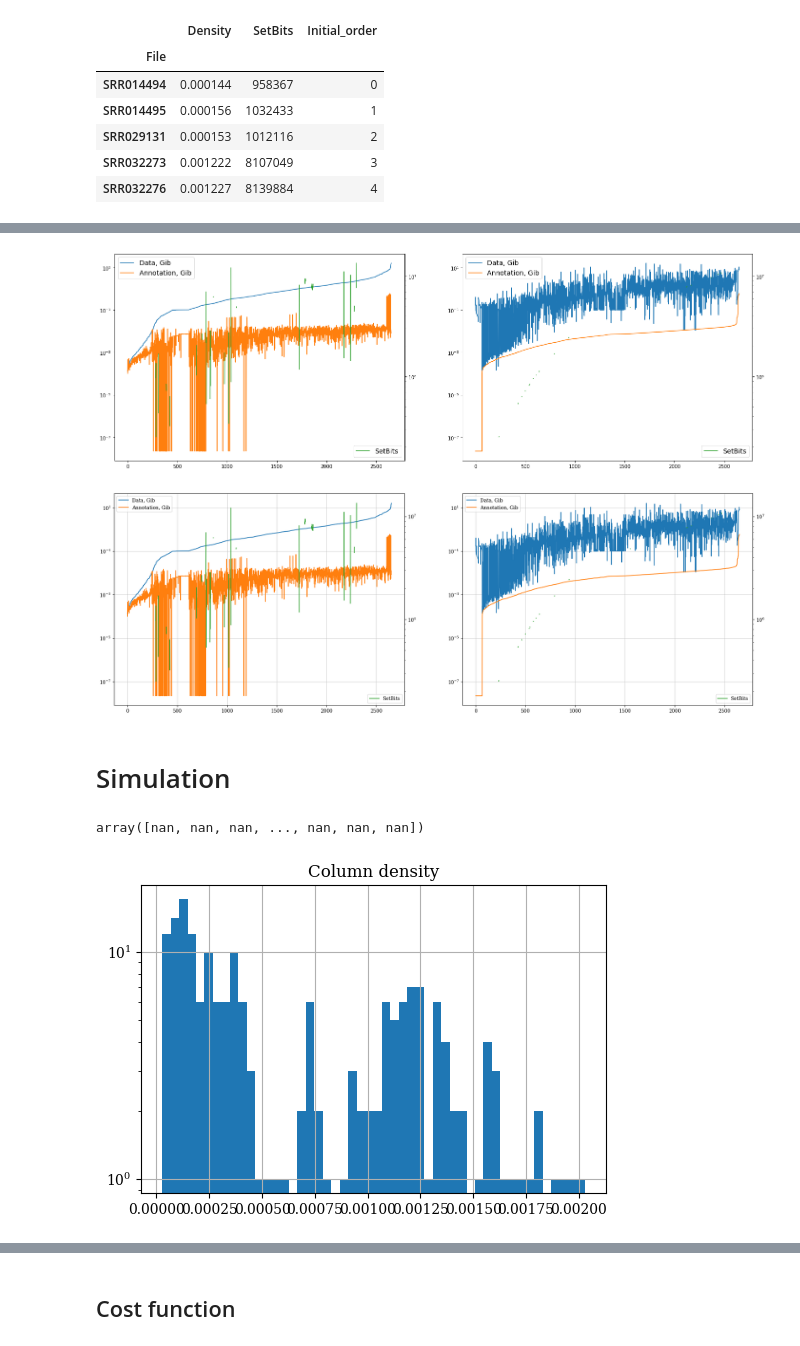
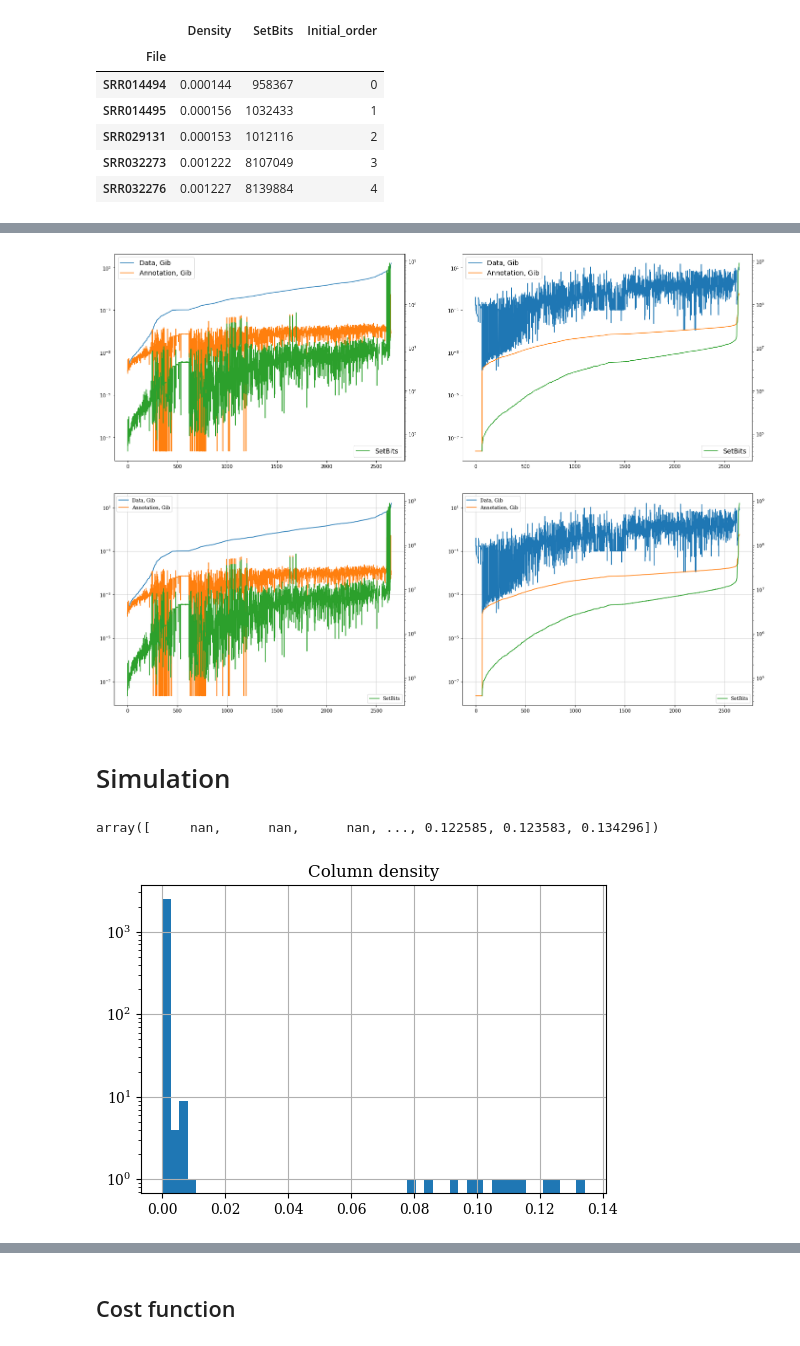
Before and after one commit to ratschlab/metagraph, a Jupyter notebook: analysis.ipynb, the cells around one changed output, grey strips where cells are left out. Drawn from its saved outputs; the diff is of its cells as text; code cells hidden in the pictures.

```diff
--- a/analysis.ipynb
+++ b/analysis.ipynb
@@ -174,0 +180,3 @@ stats.iloc[-15:]
+# %%
+stats = pd.read_csv('df_dump.csv', index_col=0)
+stats.head()
@@ -201,7 +216,7 @@ right_ax.set_yscale('log')
 
 plt.show()
 # %% [output]
-[figure, old version]
+[figure, new version]
 # %%
 import matplotlib as mpl
 mpl.rcParams.update(mpl.rcParamsDefault)
@@ -254,26 +269,22 @@ ax.grid(linewidth=0.5)
 
 plt.show()
 # %% [output]
-[figure, old version]
+[figure, new version]
 # %% [markdown]
 # Simulation
 # %%
 stats['Density'].values
 # %% [output]
-array([nan, nan, nan, ..., nan, nan, nan])
+array([     nan,      nan,      nan, ..., 0.122585, 0.123583, 0.134296])
 # %%
 stats.sort_values('Density', inplace=True)
-densities = stats['Density'].values[stats['Density'] >= 0]
-
-num_rows = 10000
-
-cols = np.random.random((num_rows, len(densities))) <= densities
+stats = stats.loc[stats['Density'] >= 0]
 # %%
 plt.subplots(1, 1, figsize=(6, 4))
-plt.hist(sorted(densities), bins=50)
+plt.hist(stats['Density'], bins=50)
 plt.title('Column density')
 plt.yscale('log')
 plt.grid()
 plt.show()
 # %% [output]
-[figure, old version]
+[figure, new version]
```
Also changed, not shown: parts of 54 cells of this notebook.
